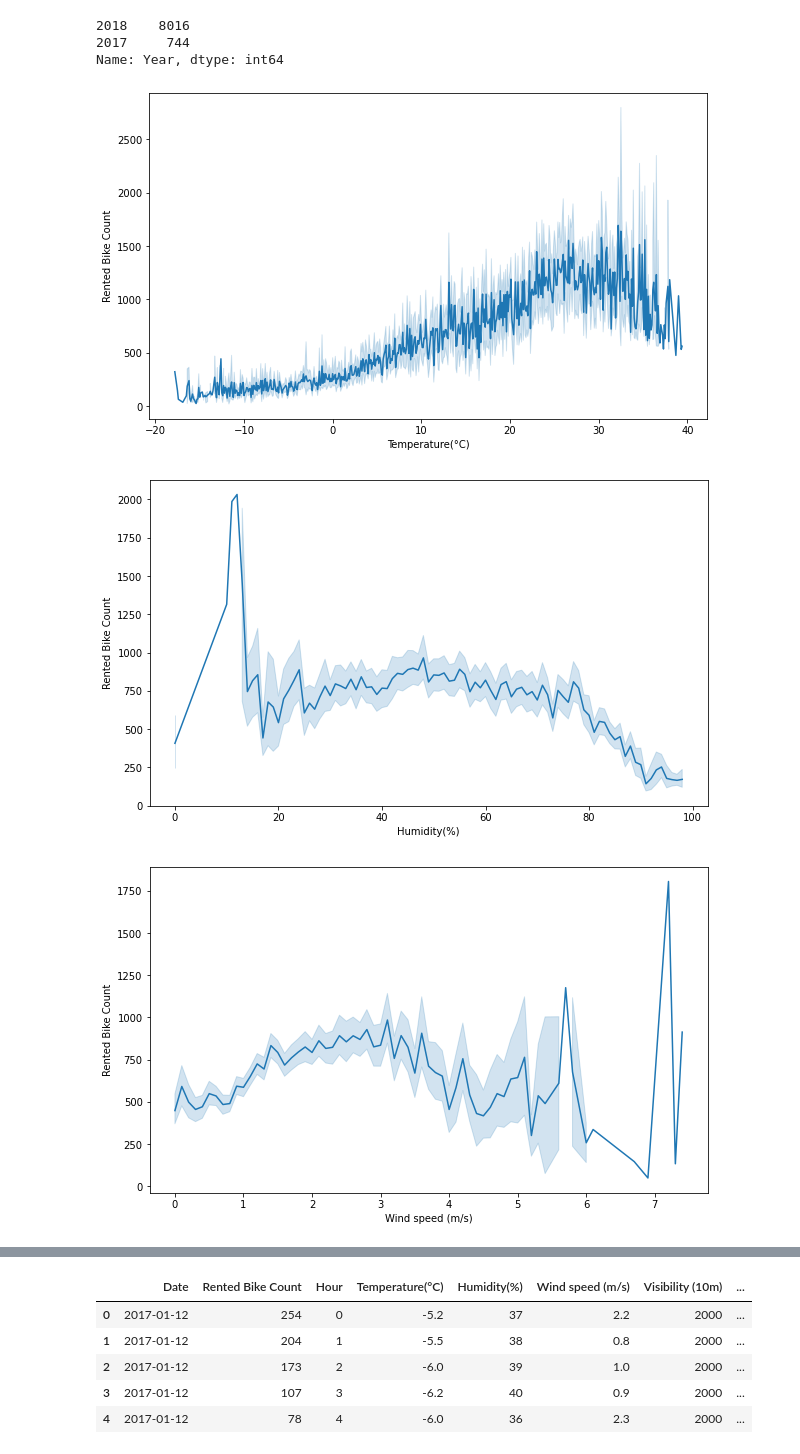
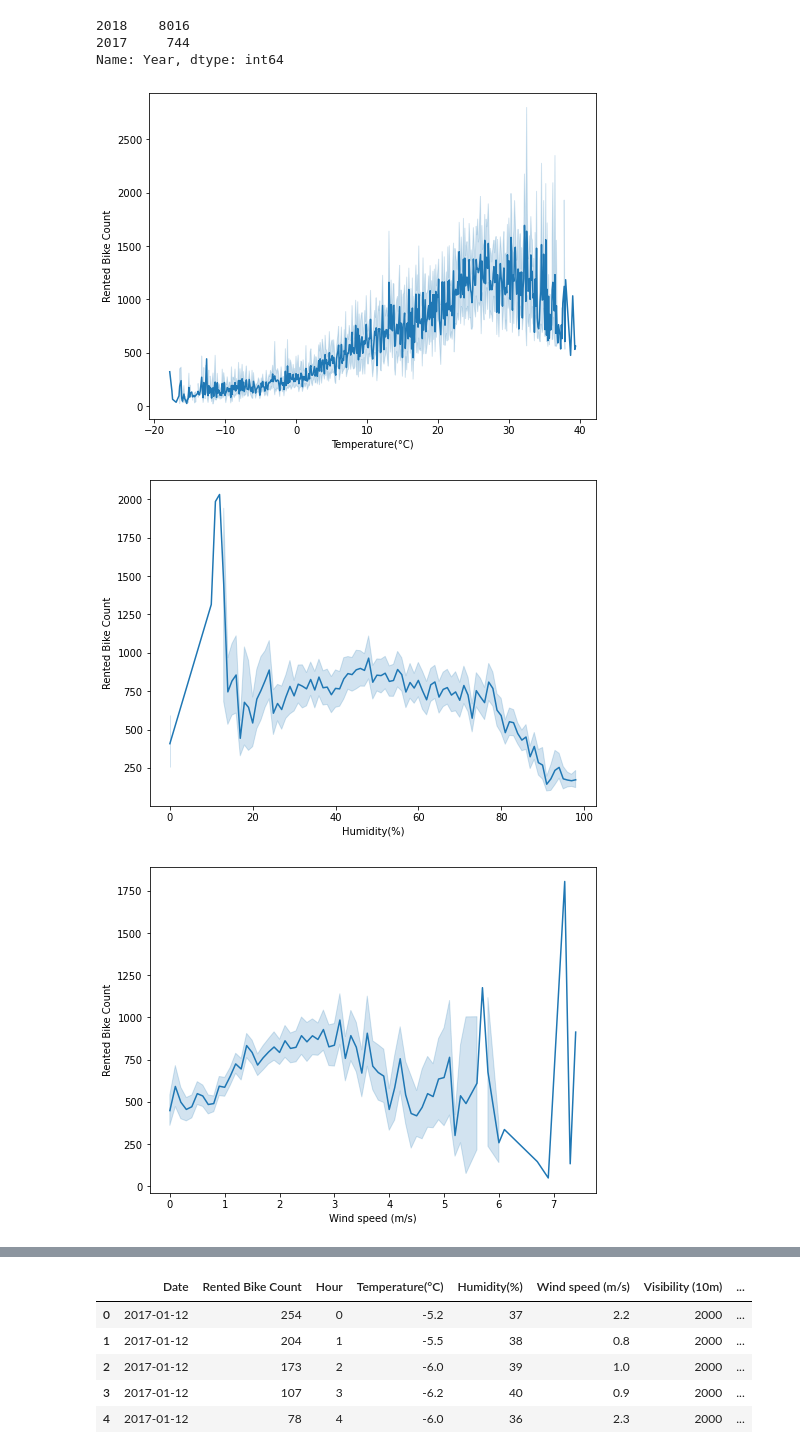
Before and after one commit to Jayjake1/BikeSharingDemand, a Jupyter notebook: Bike_Sharing_Demand_Prediction_Capstone_Project.ipynb, the cells around one changed output, grey strips where cells are left out. Drawn from its saved outputs; the diff is of its cells as text; code cells hidden in the pictures.

```diff
--- a/Bike_Sharing_Demand_Prediction_Capstone_Project.ipynb
+++ b/Bike_Sharing_Demand_Prediction_Capstone_Project.ipynb
@@ -240,9 +248,9 @@ Name: Year, dtype: int64
 # %%
 cont = ['Temperature(°C)',	'Humidity(%)',	'Wind speed (m/s)',	'Visibility (10m)',	'Solar Radiation (MJ/m2)',	'Rainfall(mm)',	'Snowfall (cm)']
 for i in cont:
-  plt.figure(figsize=(10,6))
+  plt.figure(figsize=(8,6))
   sns.lineplot(x=i,y='Rented Bike Count',data=df,palette='Grouped')
 # %% [output]
-[figure, old version]
+[figure, new version]
-[figure, old version]
+[figure, new version]
-[figure, old version]
+[figure, new version]
```
Also changed, not shown: parts of 24 cells of this notebook.
